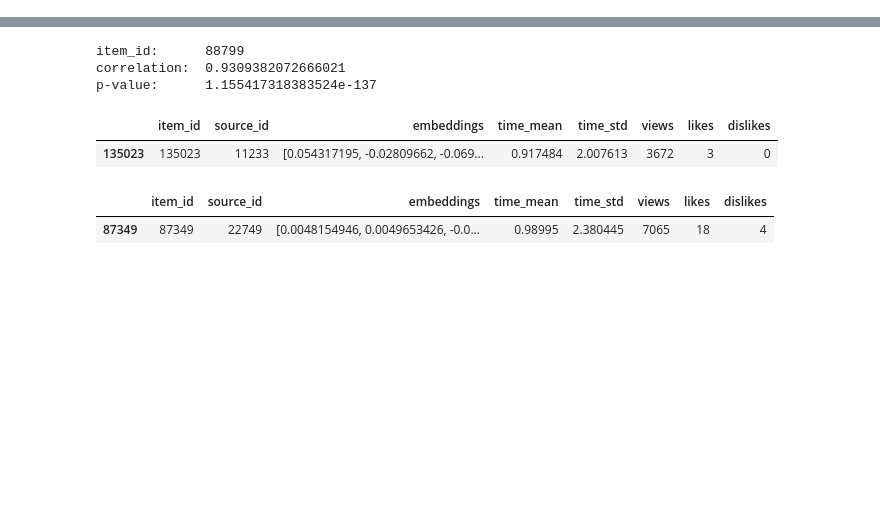
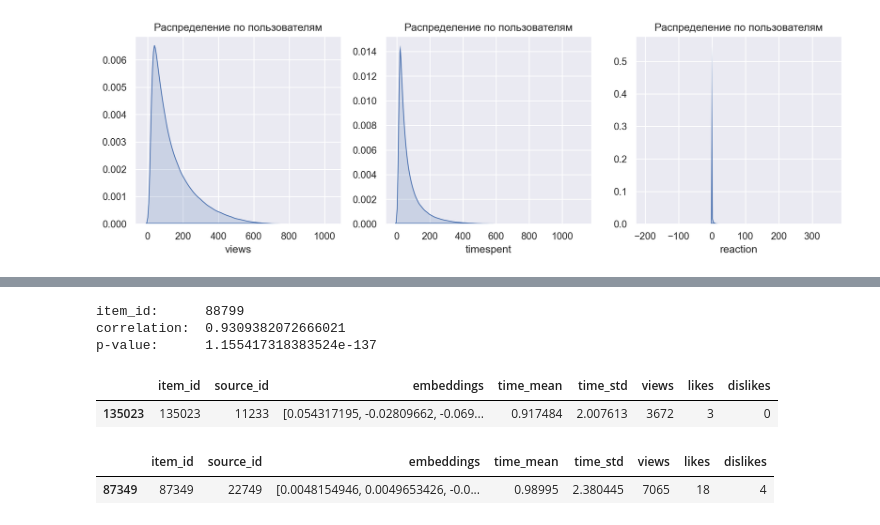
Before and after one commit to dabudaeva/VK-cup-2022, a Jupyter notebook: step_2/eda.ipynb, the cells around one changed output, grey strips where cells are left out. Drawn from its saved outputs; the diff is of its cells as text; code cells hidden in the pictures; blank space fills up the shorter version.

```diff
--- a/step_2/eda.ipynb
+++ b/step_2/eda.ipynb
@@ -79,0 +64,12 @@ g = train.timespent.value_counts() # в среднем - 0.54466, median - 0
+# %%
+(
+    so.Plot()
+    .pair(x=[g.views, g.timespent, g.reaction])
+    .share(x=False, y=False)
+    .add(so.Area(), so.KDE())
+    .label(title='Распределение по пользователям',
+           y0='', y1='', y2='')
+    .layout(size=(12, 4))
+)
+# %% [output]
+[figure, added]
```
Also changed, not shown: parts of 25 cells of this notebook, 3 other files.
